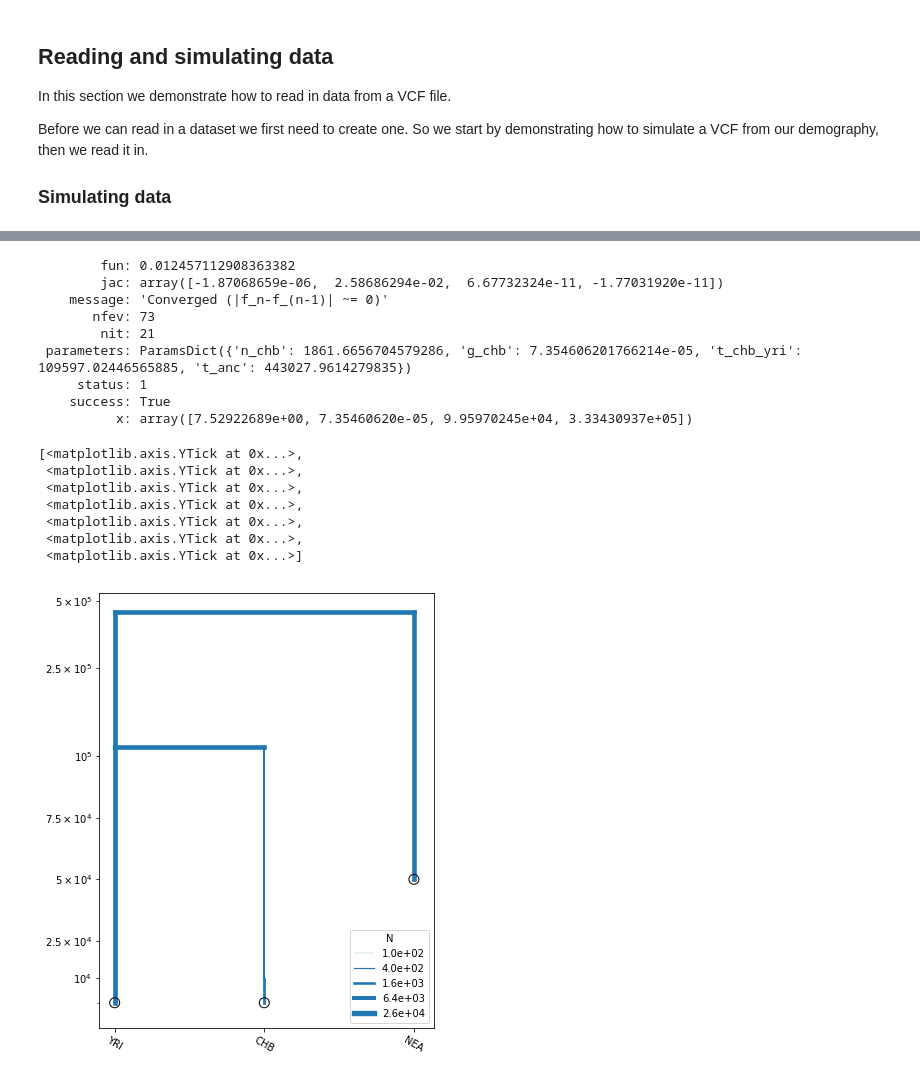
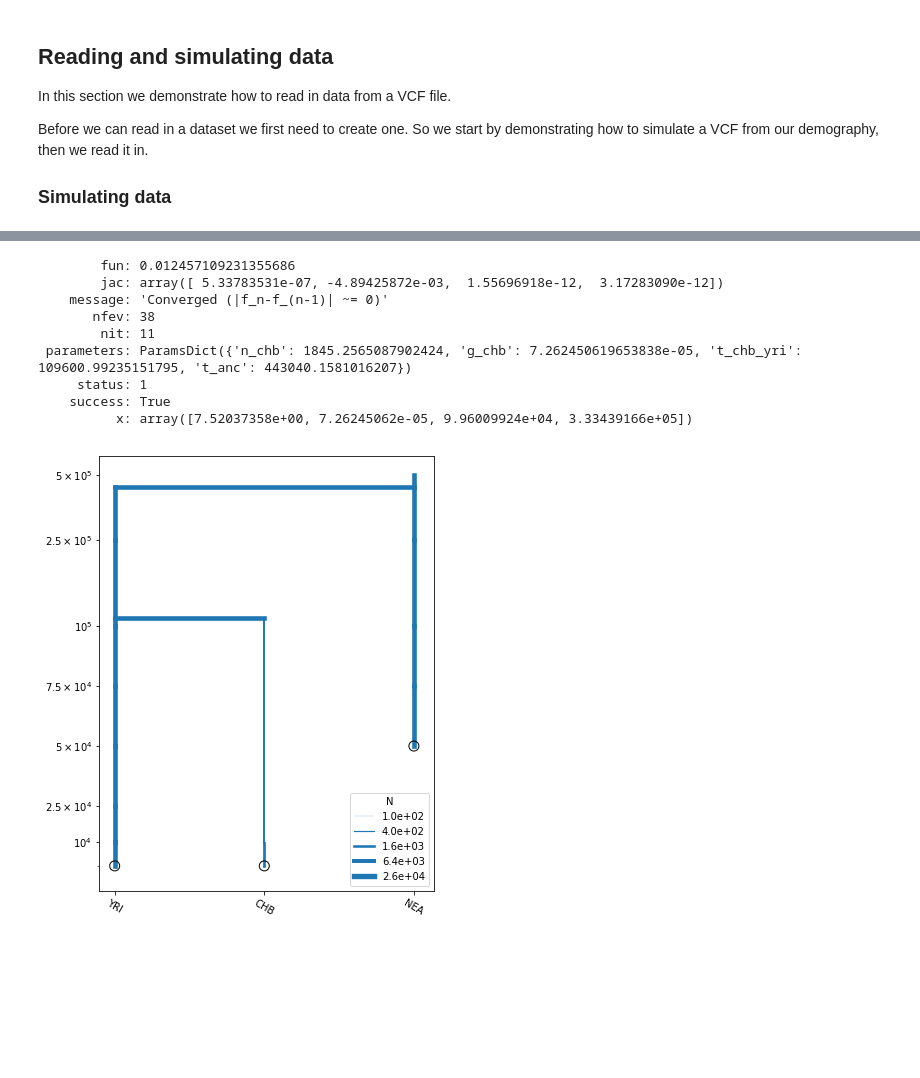
Before and after one commit to popgenmethods/momi2, a Jupyter notebook: examples/tutorial.ipynb, the cells around one changed output, grey strips where cells are left out. Cells and saved outputs as stored; diff of their text form; code cells hidden in the pictures; blank space fills up the shorter version.

```diff
--- a/examples/tutorial.ipynb
+++ b/examples/tutorial.ipynb
@@ -159,7 +159,7 @@ assert data == data2
 ## INFERENCE
 
 ## create a new model
-model2 = momi.demographic_model(default_N=1.2e4, gen_time=29)
+model2 = momi.DemographicModel(N_e=1.2e4, gen_time=29)
 
 ## set the data
 model2.set_data(data,
@@ -221,35 +214,26 @@ model2.add_leaf("NEA", t=5e4)
 
 #model2.add_time_param("t_anc", 5e5,
 #                      lower_constraints=["t_chb_yri"])
-model2.add_time_param("t_anc", lower_constraints=["t_chb_yri"])
+model2.add_time_param("t_anc", lower=5e4, lower_constraints=["t_chb_yri"])
 
 model2.move_lineages("YRI", "NEA", t="t_anc")
 # %%
 model2.optimize()
 # %% [output]
-        fun: 0.012457112908363382
-        jac: array([-1.87068659e-06,  2.58686294e-02,  6.67732324e-11, -1.77031920e-11])
+        fun: 0.012457109231355686
+        jac: array([ 5.33783531e-07, -4.89425872e-03,  1.55696918e-12,  3.17283090e-12])
     message: 'Converged (|f_n-f_(n-1)| ~= 0)'
-       nfev: 73
-        nit: 21
- parameters: ParamsDict({'n_chb': 1861.6656704579286, 'g_chb': 7.354606201766214e-05, 't_chb_yri': 109597.02446565885, 't_anc': 443027.9614279835})
+       nfev: 38
+        nit: 11
+ parameters: ParamsDict({'n_chb': 1845.2565087902424, 'g_chb': 7.262450619653838e-05, 't_chb_yri': 109600.99235151795, 't_anc': 443040.1581016207})
      status: 1
     success: True
-          x: array([7.52922689e+00, 7.35460620e-05, 9.95970245e+04, 3.33430937e+05])
+          x: array([7.52037358e+00, 7.26245062e-05, 9.96009924e+04, 3.33439166e+05])
 # %%
 # plot the model
-plt.figure(figsize=(6,8))
-model2.draw(["YRI", "CHB", "NEA"], linthreshy=1e5)
-plt.gca().set_yticks([1e4, 2.5e4, 5e4, 7.5e4, 1e5, 2.5e5, 5e5])
+model2.draw(["YRI", "CHB", "NEA"], figsize=(6,8), linthreshy=1e5, yticks=[1e4, 2.5e4, 5e4, 7.5e4, 1e5, 2.5e5, 5e5])
 # %% [output]
-[<matplotlib.axis.YTick at 0x...>,
- <matplotlib.axis.YTick at 0x...>,
- <matplotlib.axis.YTick at 0x...>,
- <matplotlib.axis.YTick at 0x...>,
- <matplotlib.axis.YTick at 0x...>,
- <matplotlib.axis.YTick at 0x...>,
- <matplotlib.axis.YTick at 0x...>]
-[figure, old version]
+[figure, new version]
 # %%
 # model diagnostics
 fstats = model2.fstats()
```
Also changed, not shown: parts of 13 cells of this notebook, 2 other files.
